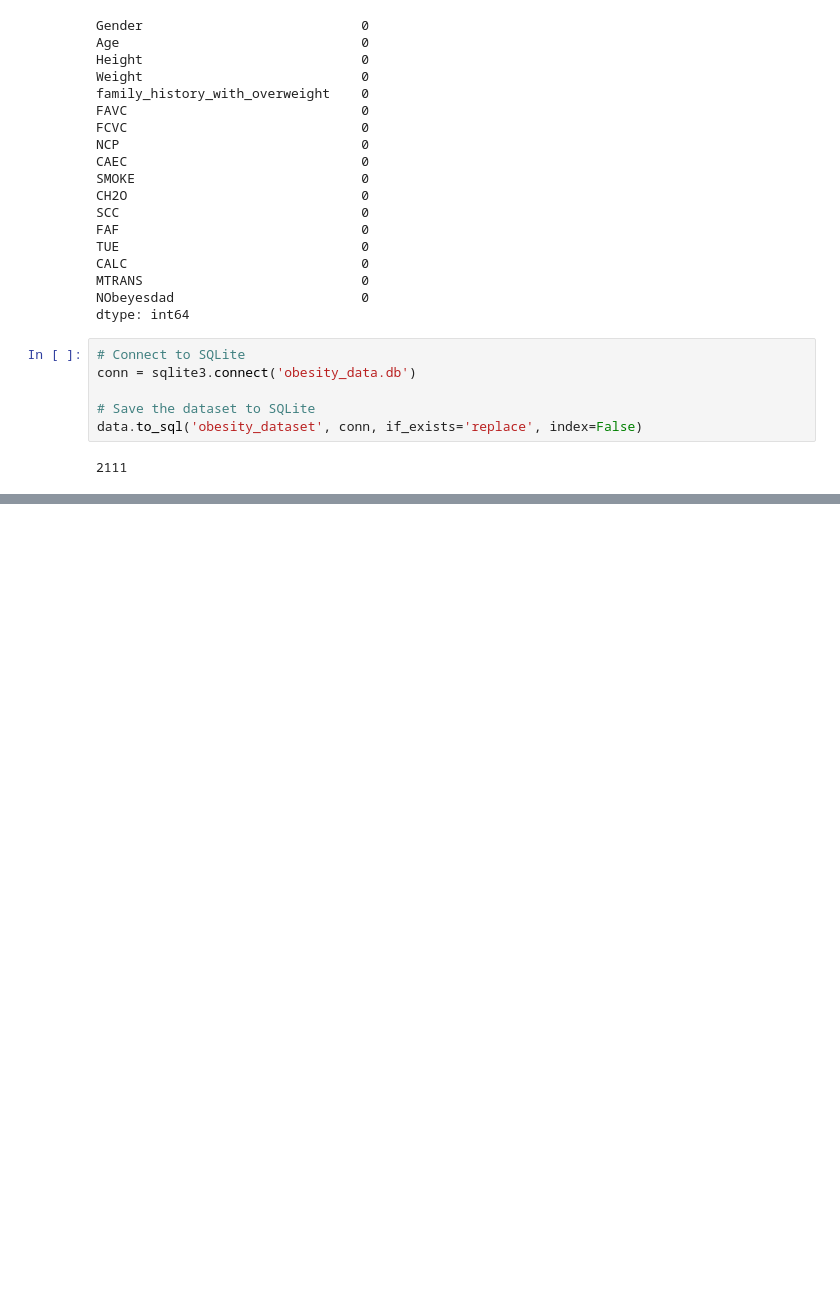
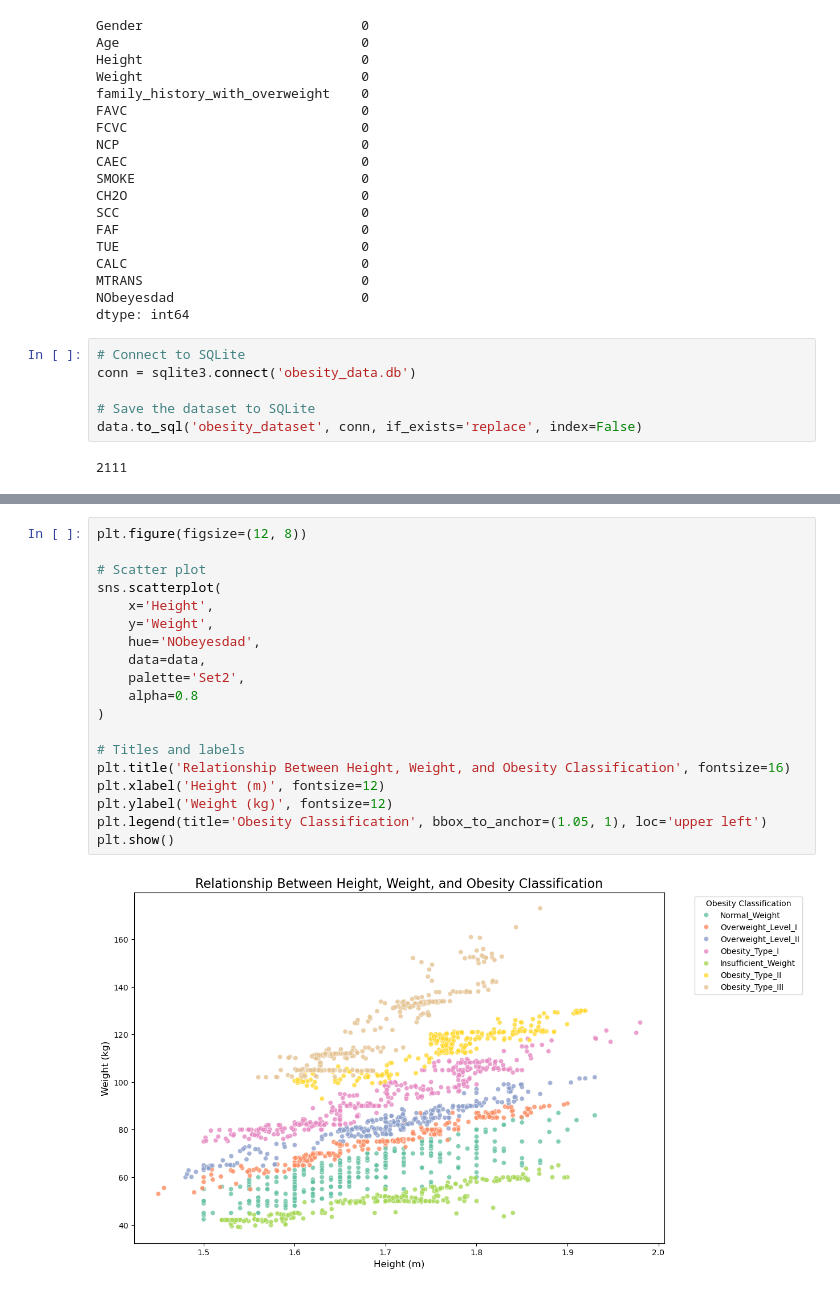
Before and after one commit to ngoqbrian/Obesity-Risk-Scoring-Enhancing-Health-Insurance-Plans, a Jupyter notebook: Brian Ngo/src/Obesity_Brian.ipynb, the cells around one changed output, grey strips where cells are left out. Drawn from its saved outputs; the diff is of its cells as text; blank space fills up the shorter version.

```diff
--- a/Brian Ngo/src/Obesity_Brian.ipynb
+++ b/Brian Ngo/src/Obesity_Brian.ipynb
@@ -82,0 +116,21 @@ data.to_sql('obesity_dataset', conn, if_exists='replace', index=False)
+# %%
+plt.figure(figsize=(12, 8))
+
+# Scatter plot
+sns.scatterplot(
+    x='Height',
+    y='Weight',
+    hue='NObeyesdad',
+    data=data,
+    palette='Set2',
+    alpha=0.8
+)
+
+# Titles and labels
+plt.title('Relationship Between Height, Weight, and Obesity Classification', fontsize=16)
+plt.xlabel('Height (m)', fontsize=12)
+plt.ylabel('Weight (kg)', fontsize=12)
+plt.legend(title='Obesity Classification', bbox_to_anchor=(1.05, 1), loc='upper left')
+plt.show()
+# %% [output]
+[figure, added]
```
Also changed, not shown: parts of 3 cells of this notebook, 2 other files.
